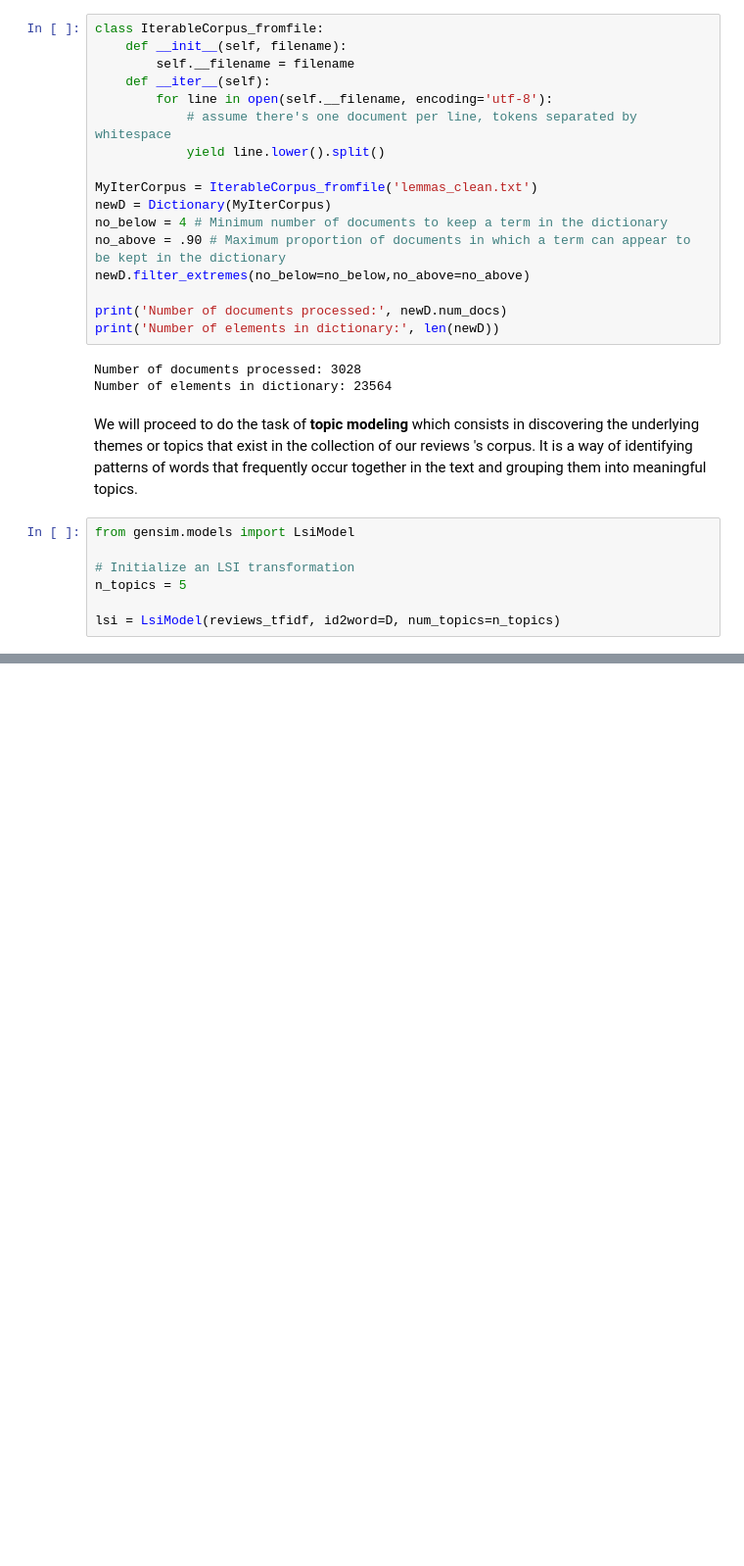
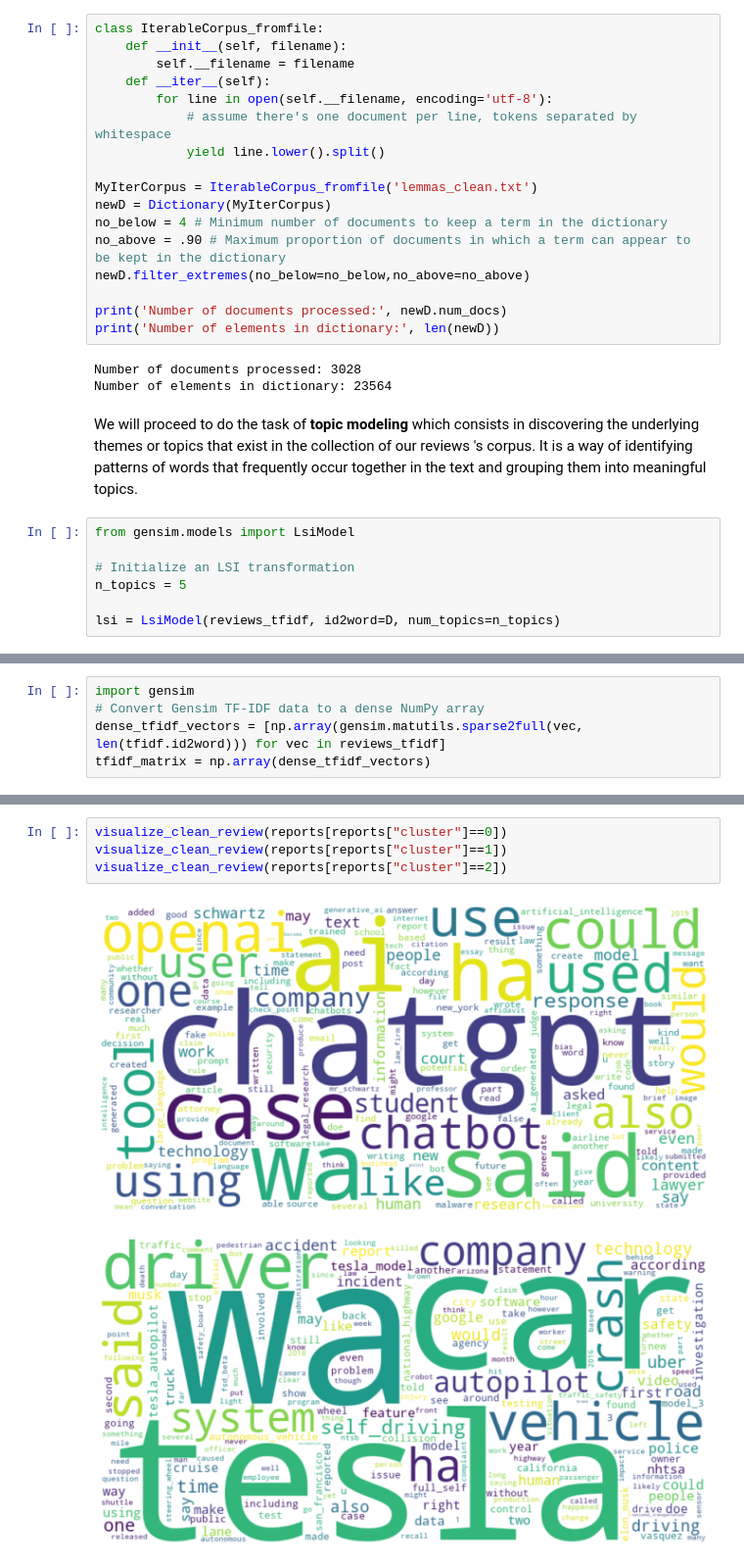
Before and after one commit to oscar-02-5/Taxonomy_Classification_AI_Incidents, a Jupyter notebook: Taxonomies_NLP.ipynb, the cells around one changed output, grey strips where cells are left out. Shown at 98% size. Drawn from its saved outputs; the diff is of its cells as text; blank space fills up the shorter version.

```diff
--- a/Taxonomies_NLP.ipynb
+++ b/Taxonomies_NLP.ipynb
@@ -479,0 +480,5 @@ plt.show()
+# %%
+import gensim
+# Convert Gensim TF-IDF data to a dense NumPy array
+dense_tfidf_vectors = [np.array(gensim.matutils.sparse2full(vec, len(tfidf.id2word))) for vec in reviews_tfidf]
+tfidf_matrix = np.array(dense_tfidf_vectors)
@@ -479,0 +553,7 @@ plt.show()
+# %%
+visualize_clean_review(reports[reports["cluster"]==0])
+visualize_clean_review(reports[reports["cluster"]==1])
+visualize_clean_review(reports[reports["cluster"]==2])
+# %% [output]
+[figure, added]
+[figure, added]
```
Also changed, not shown: parts of 20 cells of this notebook.
